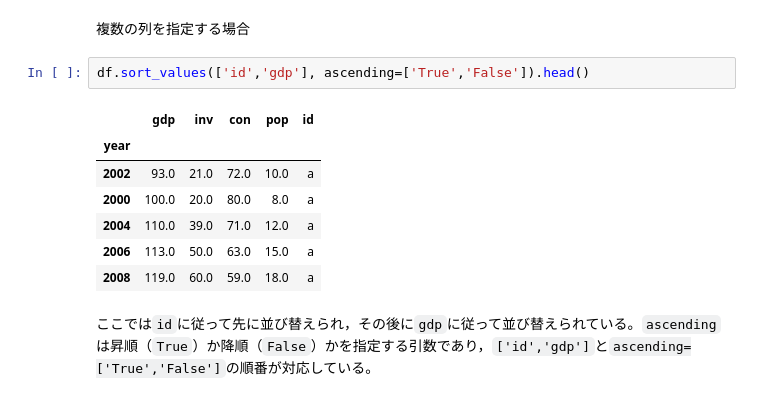
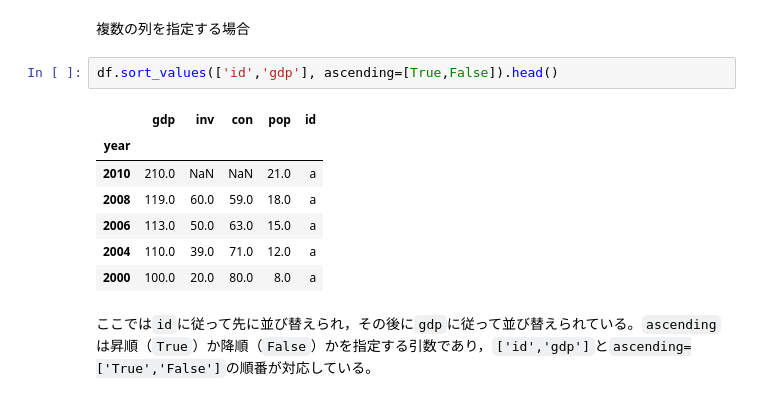
Before and after one commit to Py4Basics/py4basics.github.io, a Jupyter notebook: _build/jupyter_execute/3_Pandas.ipynb, the cells around one changed output. Cells and saved outputs as stored; diff of their text form.

```diff
--- a/_build/jupyter_execute/3_Pandas.ipynb
+++ b/_build/jupyter_execute/3_Pandas.ipynb
@@ -1027,15 +1027,15 @@ df.sort_values('gdp', ascending=False).head()
 # %% [markdown]
 複数の列を指定する場合
 # %%
-df.sort_values(['id','gdp'], ascending=['True','False']).head()
+df.sort_values(['id','gdp'], ascending=[True,False]).head()
 # %% [output]
 |  | gdp | inv | con | pop | id |
 | year |  |  |  |  |  |
-| 2002 | 93.0 | 21.0 | 72.0 | 10.0 | a |
+| 2010 | 210.0 | NaN | NaN | 21.0 | a |
+| 2008 | 119.0 | 60.0 | 59.0 | 18.0 | a |
+| 2006 | 113.0 | 50.0 | 63.0 | 15.0 | a |
+| 2004 | 110.0 | 39.0 | 71.0 | 12.0 | a |
 | 2000 | 100.0 | 20.0 | 80.0 | 8.0 | a |
-| 2004 | 110.0 | 39.0 | 71.0 | 12.0 | a |
-| 2006 | 113.0 | 50.0 | 63.0 | 15.0 | a |
-| 2008 | 119.0 | 60.0 | 59.0 | 18.0 | a |
 # %% [markdown]
 ここでは`id`に従って先に並び替えられ，その後に`gdp`に従って並び替えられている。`ascending`は昇順（`True`）か降順（`False`）かを指定する引数であり，`['id','gdp']`と`ascending=['True','False']`の順番が対応している。
 # %% [markdown]
```
Also changed, not shown: 6 other files.
